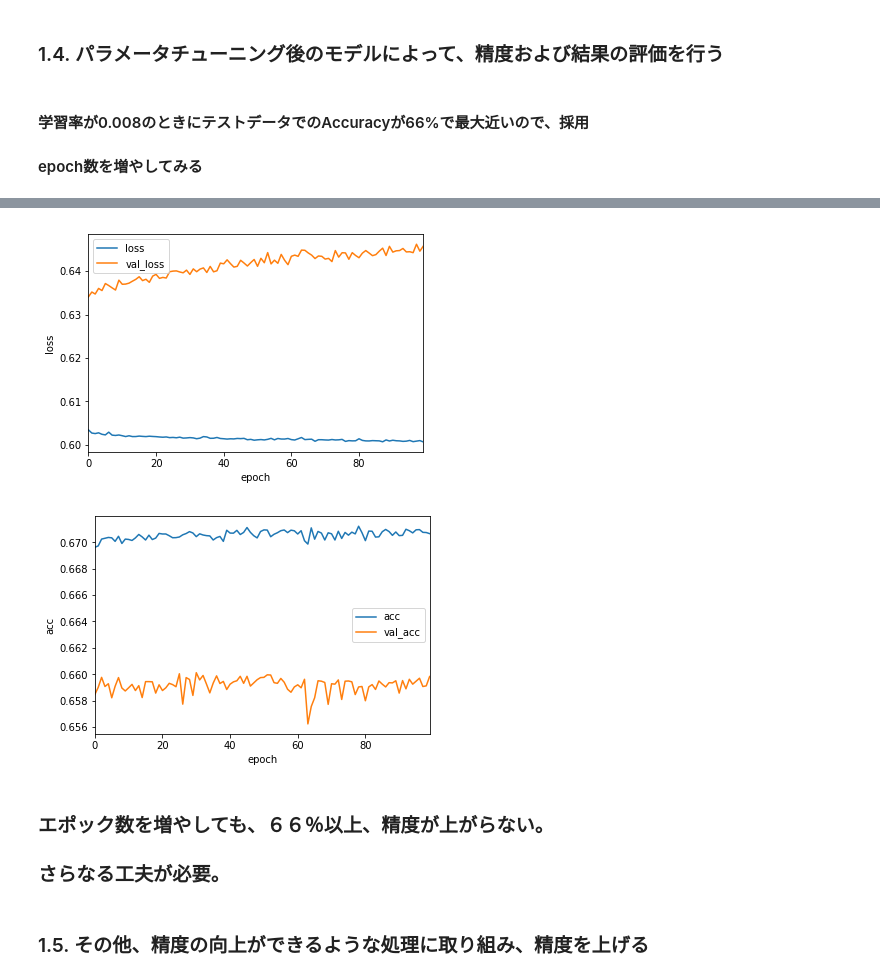
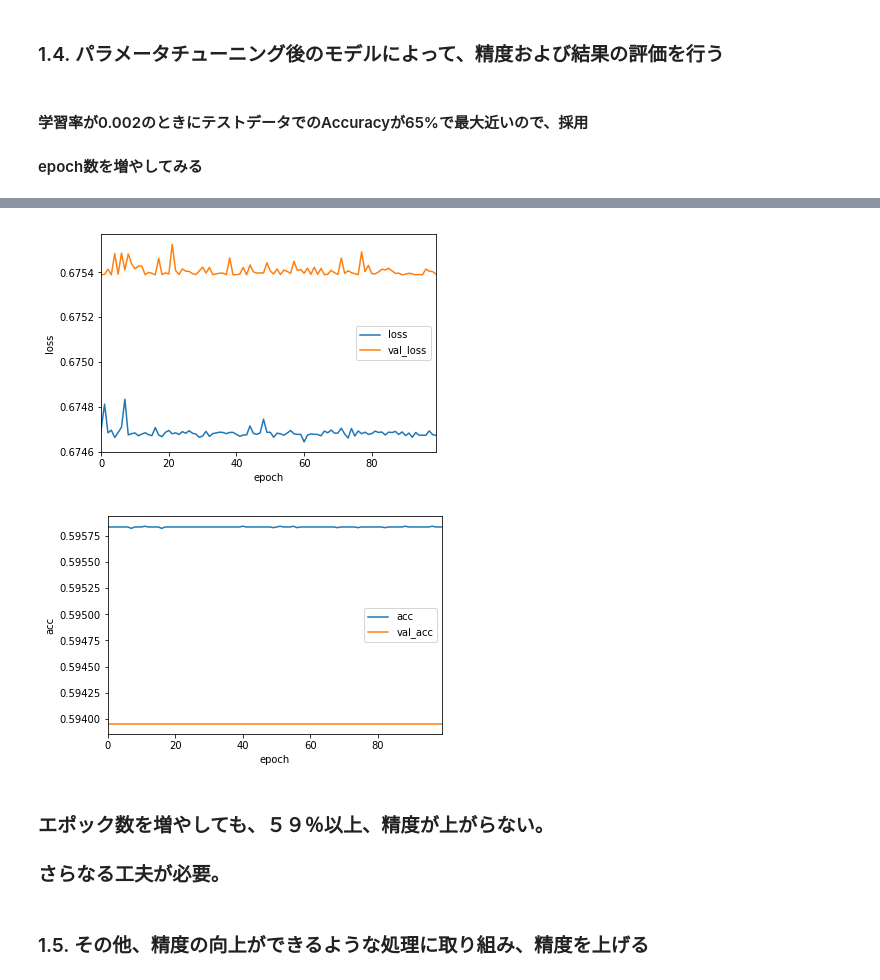
Before and after one commit to Junya-Bell-Wood/ml_tokyo_12, a Jupyter notebook: Day3_work_SuzukiJunya.ipynb, the cells around one changed output, grey strips where cells are left out. Saved outputs shown, nothing was run; the diff lists cells and outputs as text; code cells hidden in the pictures.

```diff
--- a/Day3_work_SuzukiJunya.ipynb
+++ b/Day3_work_SuzukiJunya.ipynb
@@ -329,7 +329,7 @@ test_size = 0.3
 #X_test : テスト用データの説明変数
 #y_train : 学習用データの目的変数
 #y_test : テスト用データの目的変数
-X_train, X_test, y_train, y_test = train_test_split(X, y, test_size=test_size, random_state=1234)
+X_train, X_test, y_train, y_test = train_test_split(X, y, test_size=test_size,shuffle=True, random_state=1234)
 
 print(X_train.shape, X_test.shape, y_train.shape, y_test.shape)
 # %% [output]
@@ -348,7 +348,7 @@ from keras.optimizers import SGD,RMSprop, Adagrad, Adadelta, Adam
 model = Sequential()
 model.add(Dense(256, activation='tanh', input_dim=172))
 model.add(Dropout(0.5))
-model.add(Dense(64, activation='relu'))
+model.add(Dense(64, activation='tanh'))
 model.add(Dropout(0.5))
 model.add(Dense(64, activation='relu'))
 model.add(Dropout(0.5))
@@ -358,7 +358,7 @@ model.add(Dense(1, activation='sigmoid'))
 
 #学習率毎のAccuracy格納用データフレームを初期化
 df_lr_Acc = pd.DataFrame(index=[], columns=['lr','step','loss', 'val_loss','acc', 'val_acc'])
-for lr in np.arange(0.001,0.02,0.001):
+for lr in np.arange(0.001,0.01,0.001):
     #クロスバリデーションの検証毎のAccuracy格納用データフレームを初期化
     df_val_Acc = pd.DataFrame(index=[], columns=['step','loss', 'val_loss','acc', 'val_acc'])
     #クロスバリデーションでの検証ステップを初期化
@@ -382,7 +382,7 @@ for lr in np.arange(0.001,0.02,0.001):
                       metrics=['accuracy'])
 
         # 計算の実行
-        fit = model.fit(X_val_train, y_val_train,epochs=10,batch_size=256,validation_data=(X_val_test, y_val_test))
+        fit = model.fit(X_val_train, y_val_train,epochs=5,batch_size=256,validation_data=(X_val_test, y_val_test))
 
         # 各epochにおける損失と精度をdfに入れる
         df = pd.DataFrame(fit.history)
@@ -459,16 +482,11 @@ plt.show()
 # %% [markdown]
 ### 1.4. パラメータチューニング後のモデルによって、精度および結果の評価を行う
 # %% [markdown]
-#### 学習率が0.008のときにテストデータでのAccuracyが66%で最大近いので、採用
+#### 学習率が0.002のときにテストデータでのAccuracyが65%で最大近いので、採用
 #### epoch数を増やしてみる
 # %%
 # ------ 最適化手法 ------
-#sgd = SGD(lr=0.01, momentum=0.9, nesterov=False)
-#rms = RMSprop(lr=0.01)
-# adag = Adagrad(lr=0.01)
-# adad = Adadelta(lr=0.01)
-#学習率は0.008を採用
-adam = Adam(lr=0.008)
+adam = Adam(lr=0.002)
 # -----------------------------
 
 model.compile(loss='binary_crossentropy',
@@ -476,20 +494,20 @@ model.compile(loss='binary_crossentropy',
               metrics=['accuracy'])
 
 # 計算の実行
-fit = model.fit(X_train, y_train,epochs=100,batch_size=2048,validation_data=(X_test, y_test))
+fit = model.fit(X_train, y_train,epochs=100,batch_size=256,validation_data=(X_test, y_test))
 
 # 各epochにおける損失と精度をdfに入れる
 df = pd.DataFrame(fit.history)
 
 # グラフ化
-df[["loss", "val_loss"]].plot()
-plt.ylabel("loss")
-plt.xlabel("epoch")
+df[['loss', 'val_loss']].plot()
+plt.ylabel('loss')
+plt.xlabel('epoch')
 plt.show()
 
-df[["acc", "val_acc"]].plot()
-plt.ylabel("acc")
-plt.xlabel("epoch")
+df[['acc', 'val_acc']].plot()
+plt.ylabel('acc')
+plt.xlabel('epoch')
 #plt.ylim([0,1.0])
 plt.show()
 # %% [output]
@@ -513,7 +531,7 @@ Epoch 100/100
-[figure, old version]
+[figure, new version]
-[figure, old version]
+[figure, new version]
 # %% [markdown]
-### エポック数を増やしても、６６％以上、精度が上がらない。
+### エポック数を増やしても、５９％以上、精度が上がらない。
 ### さらなる工夫が必要。
 # %% [markdown]
 ### 1.5. その他、精度の向上ができるような処理に取り組み、精度を上げる
```
Also changed, not shown: parts of 7 cells of this notebook.
